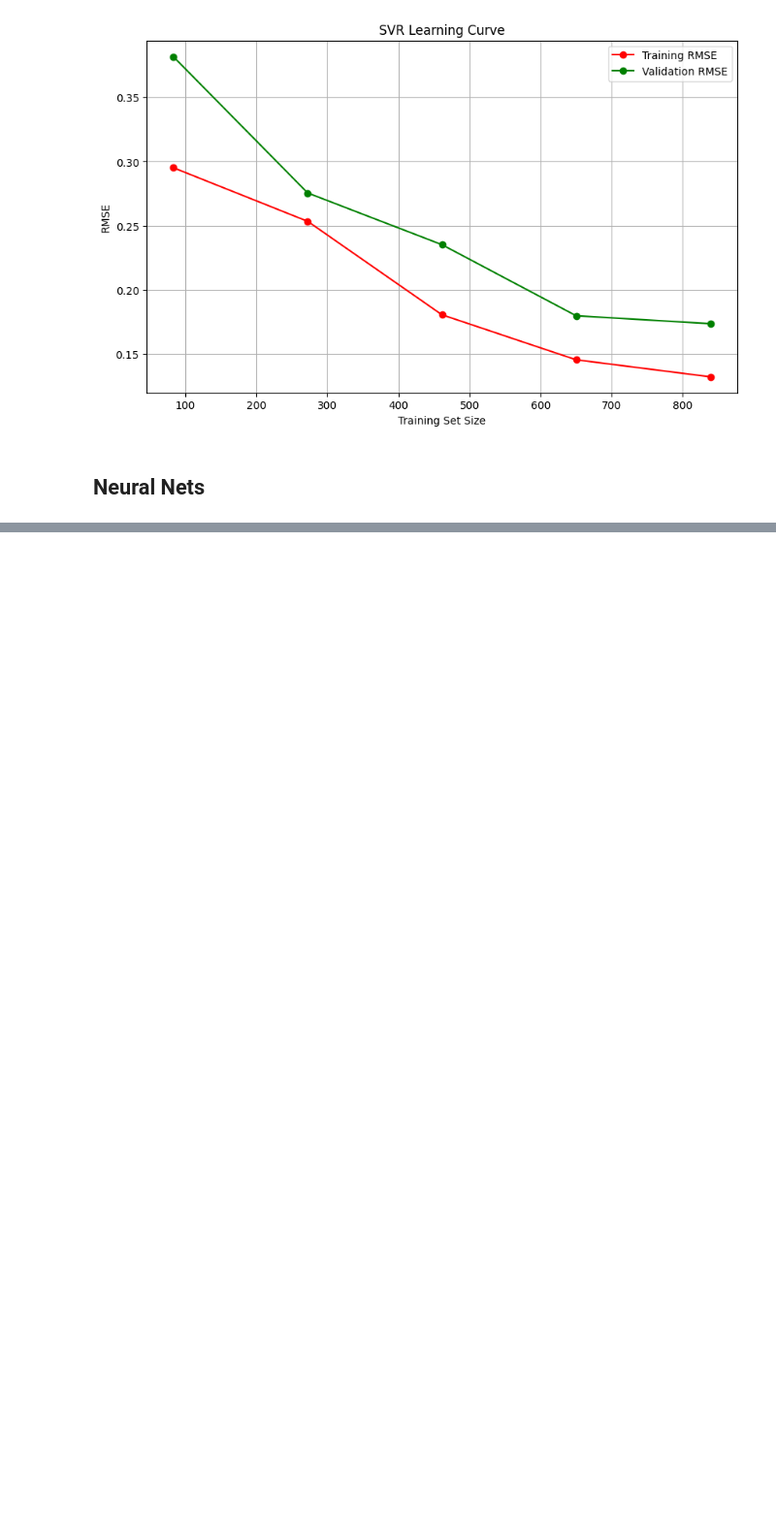
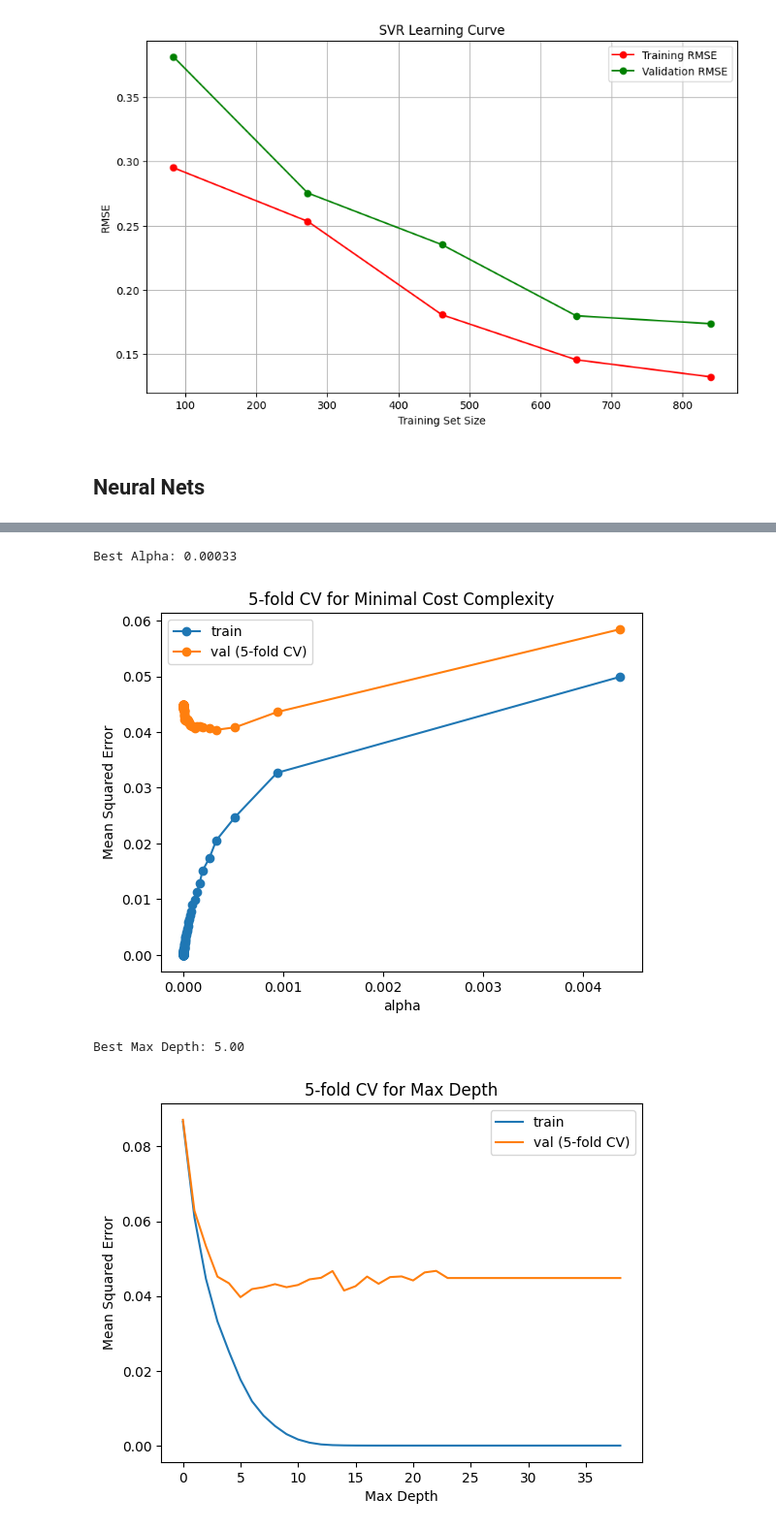
Before and after one commit to Kabir5296/HousingPrices-DS675-Project, a Jupyter notebook: modelling.ipynb, the cells around one changed output, grey strips where cells are left out. Shown at 97% size. Cells and saved outputs as stored; diff of their text form; code cells hidden in the pictures; blank space fills up the shorter version.

```diff
--- a/modelling.ipynb
+++ b/modelling.ipynb
@@ -469,6 +469,80 @@ def plot_learning_curve(estimator, title, X, y, cv=5):
     plt.legend(loc="best")
     plt.grid()
     plt.show()
+# %%
+# Decision Tree Validation
+from sklearn.tree import DecisionTreeRegressor, export_text
+from sklearn.model_selection import train_test_split
+
+X_train, X_test, Y_train, Y_test = train_test_split(X, Y, test_size=0.2, random_state=seed)
+
+# init decission tree classifier
+tree = DecisionTreeRegressor(criterion="squared_error")
+
+# use Minimal Cost Complexity for pruning
+path = tree.cost_complexity_pruning_path(X_train,Y_train)
+ccp_alphas = path.ccp_alphas
+
+# Use 5-fold cross validation to evaluate performance based on ccp_alpha
+mean_train_scores = []
+mean_val_scores = []
+# evaluate every 10th alpha for time purposes
+for ccp_alpha in ccp_alphas[::10]:
+    tree = DecisionTreeRegressor(random_state=seed, ccp_alpha=ccp_alpha)
+
+    cv_scores = -cross_val_score(tree, X_train, Y_train, cv=5, scoring='neg_mean_squared_error')
+    mean_val_scores.append(cv_scores.mean())
+
+    tree.fit(X_train, Y_train)
+    Y_pred = tree.predict(X_train)
+    mse = mean_squared_error(Y_train,Y_pred)
+    mean_train_scores.append(mse)
+
+best_index = np.argmin(mean_val_scores)
+best_alpha = ccp_alphas[::10][best_index]
+print("Best Alpha: %.5f" % (best_alpha))
+
+# graph shows a small increase in accuracy w/ a very small alpha
+# we will find that this does not have a very large impact on final performance
+plt.title("5-fold CV for Minimal Cost Complexity")
+plt.plot(ccp_alphas[::10], mean_train_scores, label='train', marker='o')
+plt.plot(ccp_alphas[::10], mean_val_scores, label='val (5-fold CV)',marker='o')
+plt.xlabel('alpha')
+plt.ylabel('Mean Squared Error')
+plt.legend()
+plt.show()
+
+
+# 5-fold cross validation for max depth
+mean_train_scores = []
+mean_val_scores = []
+for max_depth in range(1,40):
+    tree = DecisionTreeRegressor(random_state=seed,max_depth=max_depth)
+
+    cv_scores = -cross_val_score(tree, X_train, Y_train, cv=5, scoring="neg_mean_squared_error")
+    mean_val_scores.append(cv_scores.mean())
+
+    tree.fit(X_train, Y_train)
+    Y_pred = tree.predict(X_train)
+    mse = mean_squared_error(Y_train,Y_pred)
+    mean_train_scores.append(mse)
+
+best_max_depth = np.argmin(mean_val_scores)
+print("Best Max Depth: %.2f" % (best_max_depth))
+
+# chart shows that we achieve about the best result with a tree with a depth of just 5
+plt.title("5-fold CV for Max Depth")
+plt.plot(mean_train_scores, label='train')
+plt.plot(mean_val_scores, label='val (5-fold CV)')
+plt.xlabel('Max Depth')
+plt.ylabel('Mean Squared Error')
+plt.legend()
+plt.show()
+# %% [output]
+Best Alpha: 0.00033
+[figure, added]
+Best Max Depth: 5.00
+[figure, added]
 # %%
 # Decision Tree
 from sklearn.tree import DecisionTreeRegressor, export_text
```
Also changed, not shown: parts of 5 cells of this notebook.
